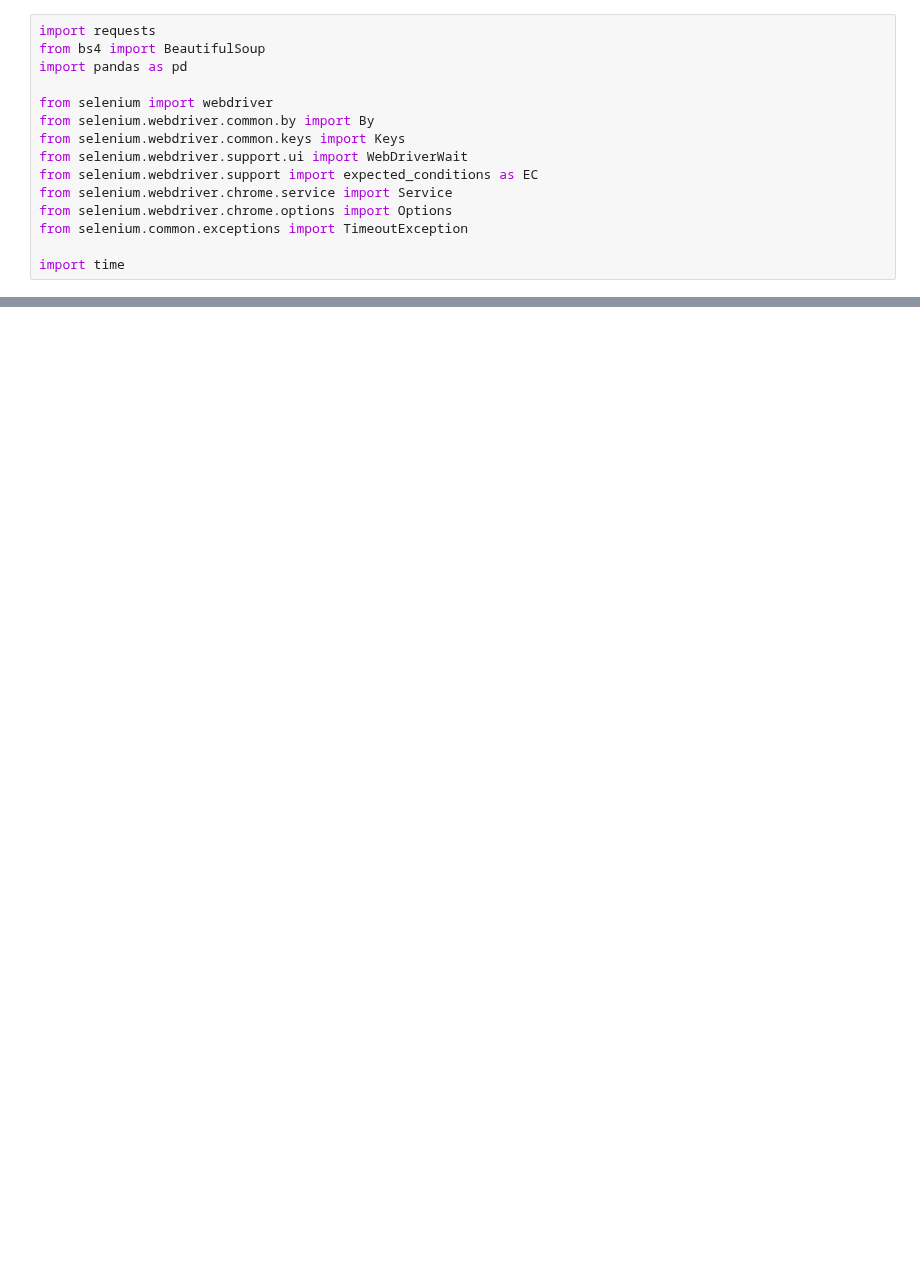
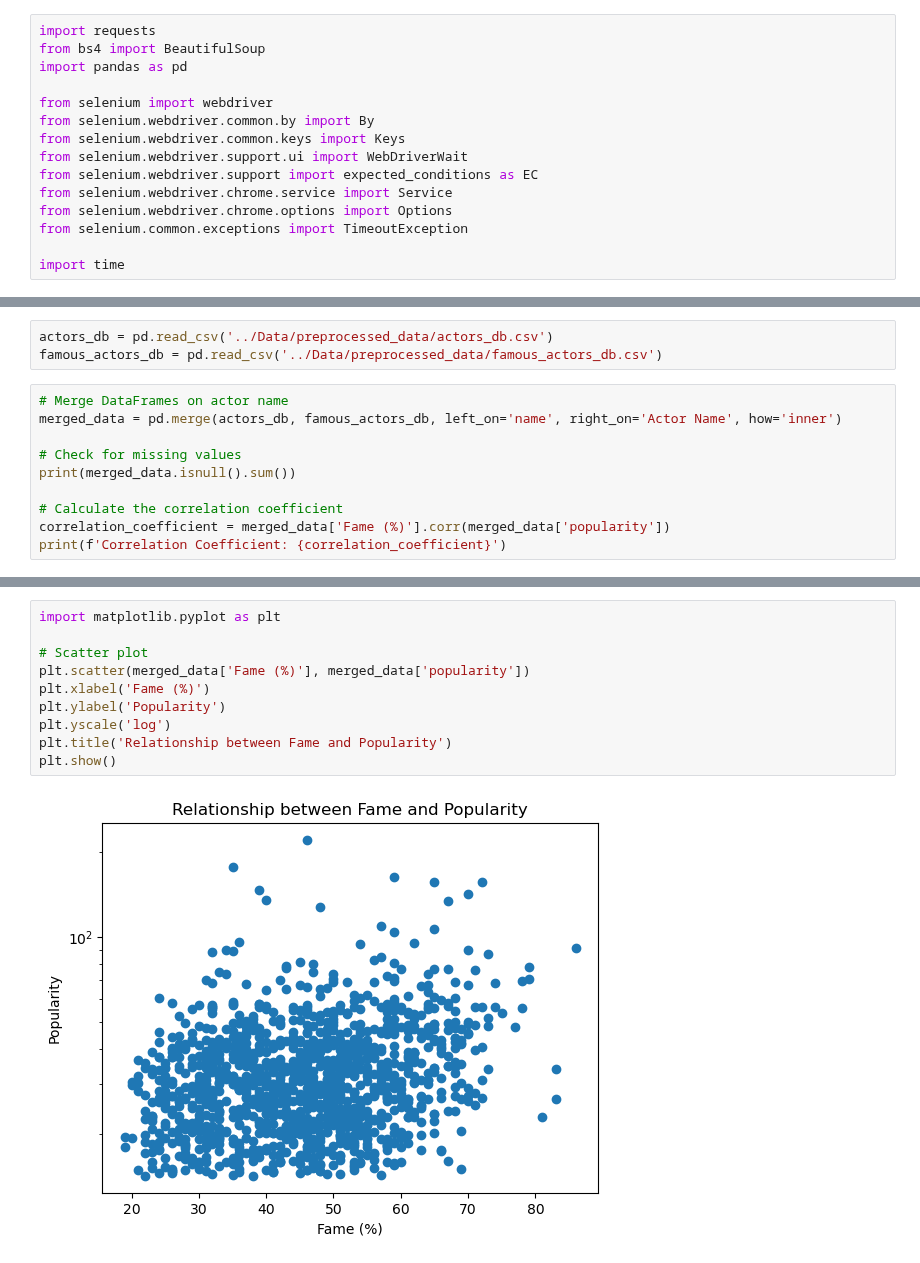
Before and after one commit to epfl-ada/ada-2023-project-cinemada, a Jupyter notebook: Preprocessing/fame.ipynb, the cells around one changed output, grey strips where cells are left out. Saved outputs shown, nothing was run; the diff lists cells and outputs as text; blank space fills up the shorter version.

Commit message:
Fame/Popularity relationship

```diff
--- a/Preprocessing/fame.ipynb
+++ b/Preprocessing/fame.ipynb
@@ -211,0 +117,13 @@ famous_actors.to_csv('../Data/preprocessed_data/famous_actors_db.csv', index=Fal
+# %%
+actors_db = pd.read_csv('../Data/preprocessed_data/actors_db.csv')
+famous_actors_db = pd.read_csv('../Data/preprocessed_data/famous_actors_db.csv')
+# %%
+# Merge DataFrames on actor name
+merged_data = pd.merge(actors_db, famous_actors_db, left_on='name', right_on='Actor Name', how='inner')
+
+# Check for missing values
+print(merged_data.isnull().sum())
+
+# Calculate the correlation coefficient
+correlation_coefficient = merged_data['Fame (%)'].corr(merged_data['popularity'])
+print(f'Correlation Coefficient: {correlation_coefficient}')
@@ -211,0 +143,12 @@ famous_actors.to_csv('../Data/preprocessed_data/famous_actors_db.csv', index=Fal
+# %%
+import matplotlib.pyplot as plt
+
+# Scatter plot
+plt.scatter(merged_data['Fame (%)'], merged_data['popularity'])
+plt.xlabel('Fame (%)')
+plt.ylabel('Popularity')
+plt.yscale('log')
+plt.title('Relationship between Fame and Popularity')
+plt.show()
+# %% [output]
+[figure, added]
```
Also changed, not shown: parts of 5 cells of this notebook.
